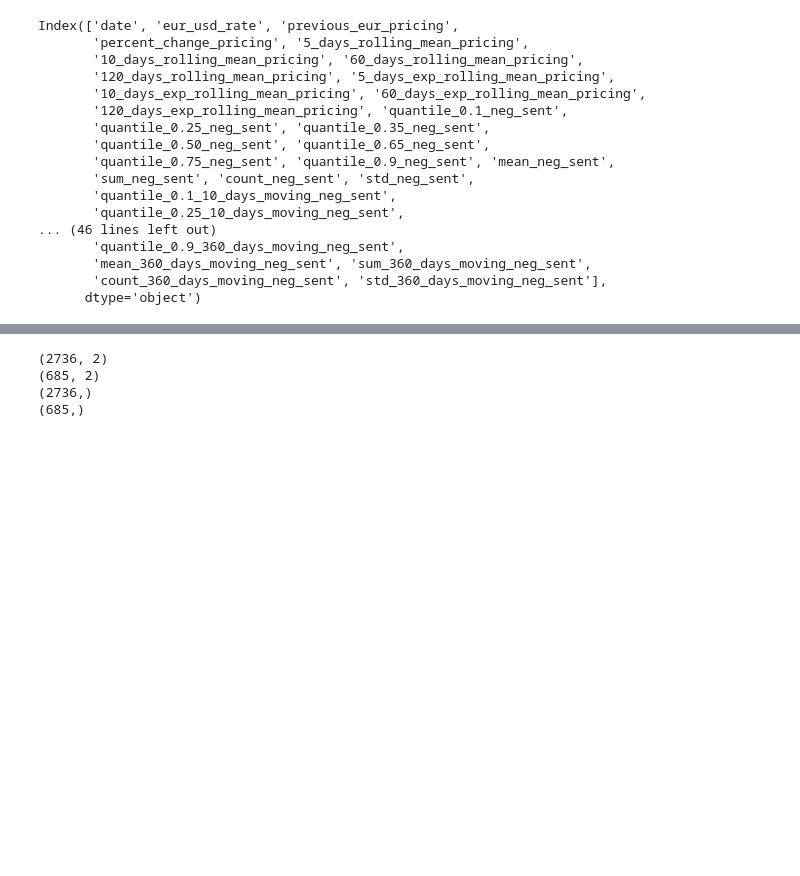
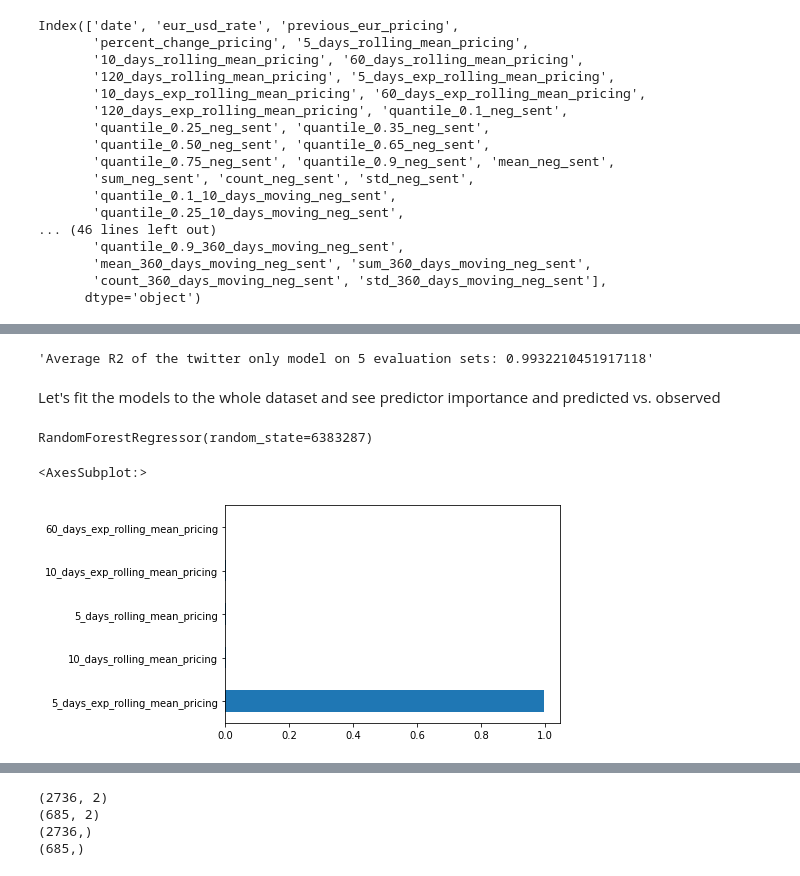
Before and after one commit to dtortosa/capstone_project, a Jupyter notebook: scripts/03_predicting_exchange_rate.ipynb, the cells around one changed output, grey strips where cells are left out. Saved outputs shown, nothing was run; the diff lists cells and outputs as text; code cells hidden in the pictures; blank space fills up the shorter version.

```diff
--- a/scripts/03_predicting_exchange_rate.ipynb
+++ b/scripts/03_predicting_exchange_rate.ipynb
@@ -180,0 +52,6 @@ average_r2_full_model
+# %%
+predictors = df_merged.drop(["date",
+                             "eur_usd_rate",
+                             "percent_change_pricing",
+                             "previous_eur_pricing"], inplace=False, axis=1)
+predictors
@@ -180,0 +110,5 @@ average_r2_full_model
+# %%
+y = df_merged["eur_usd_rate"].values
+X = predictors #all predictors
+X_eur_pricing = predictors_eur_pricing.values #eur pricing predictors
+X_twitter = predictors_twitter.values #twitter sentiment predictors
@@ -180,0 +161,14 @@ average_r2_full_model
+# %%
+#only twitter
+from sklearn.model_selection import cross_val_score, ShuffleSplit
+average_r2_twitter_model = np.mean(cross_val_score(estimator=RandomForestRegressor(random_state=6383287),
+                                                X=X_twitter,
+                                                y=y,
+                                                cv=shuffle_split,
+                                                scoring="r2",
+                                                n_jobs=5))
+f"Average R2 of the twitter-only model on 5 evaluation sets: {average_r2_twitter_model}"
+# %% [output]
+'Average R2 of the twitter only model on 5 evaluation sets: 0.9932210451917118'
+# %% [markdown]
+Let's fit the models to the whole dataset and see predictor importance and predicted vs. observed
@@ -180,0 +179,6 @@ average_r2_full_model
+# %%
+full_model.fit(X=X, y=y)
+eur_model.fit(X=X_eur_pricing, y=y)
+twitter_model.fit(X=X_twitter, y=y)
+# %% [output]
+RandomForestRegressor(random_state=6383287)
@@ -180,0 +189,6 @@ average_r2_full_model
+# %%
+#full model
+pd.Series(full_model.feature_importances_, index=predictors.columns).nlargest(5).plot(kind='barh')
+# %% [output]
+<AxesSubplot:>
+[figure, added]
```
Also changed, not shown: parts of 67 cells of this notebook, 1 other file.
